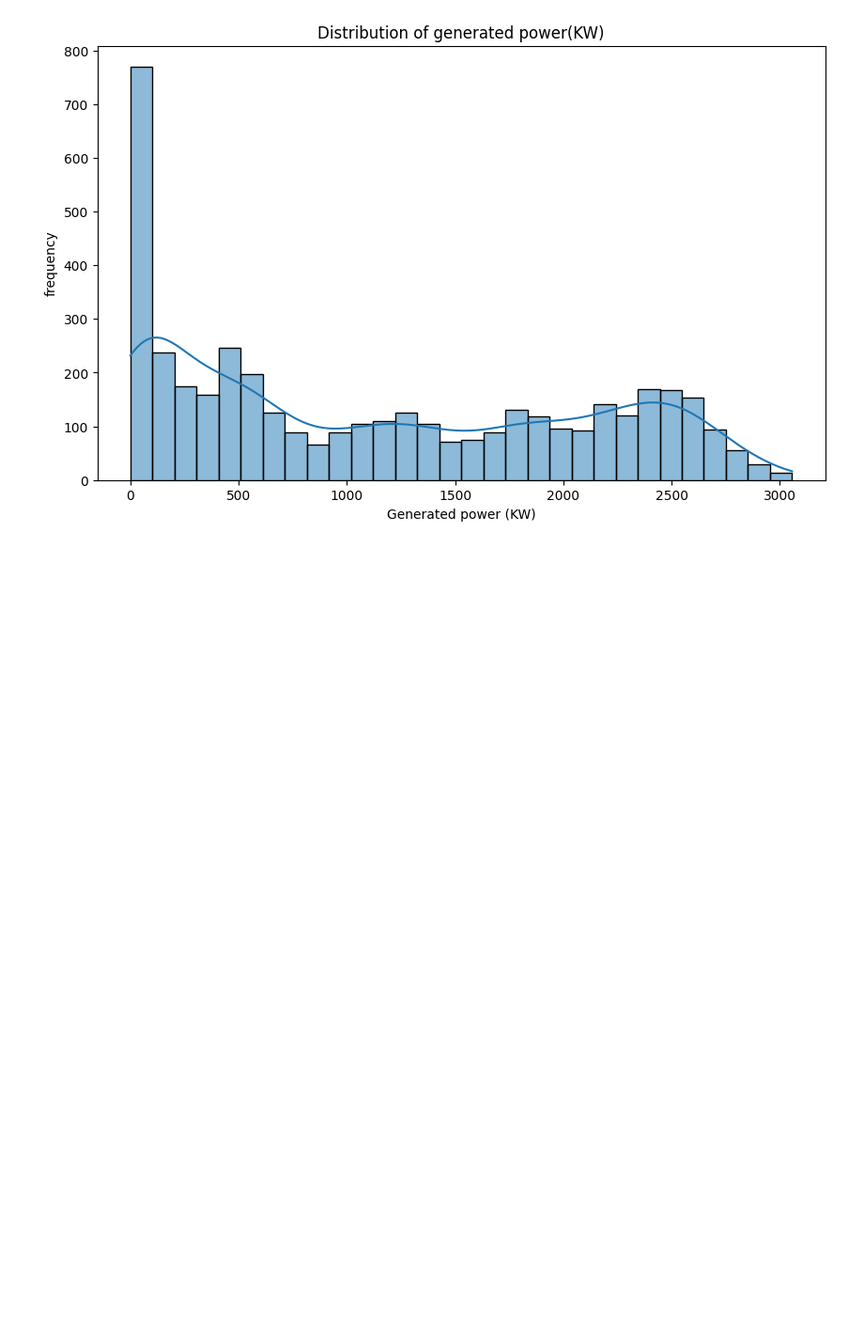
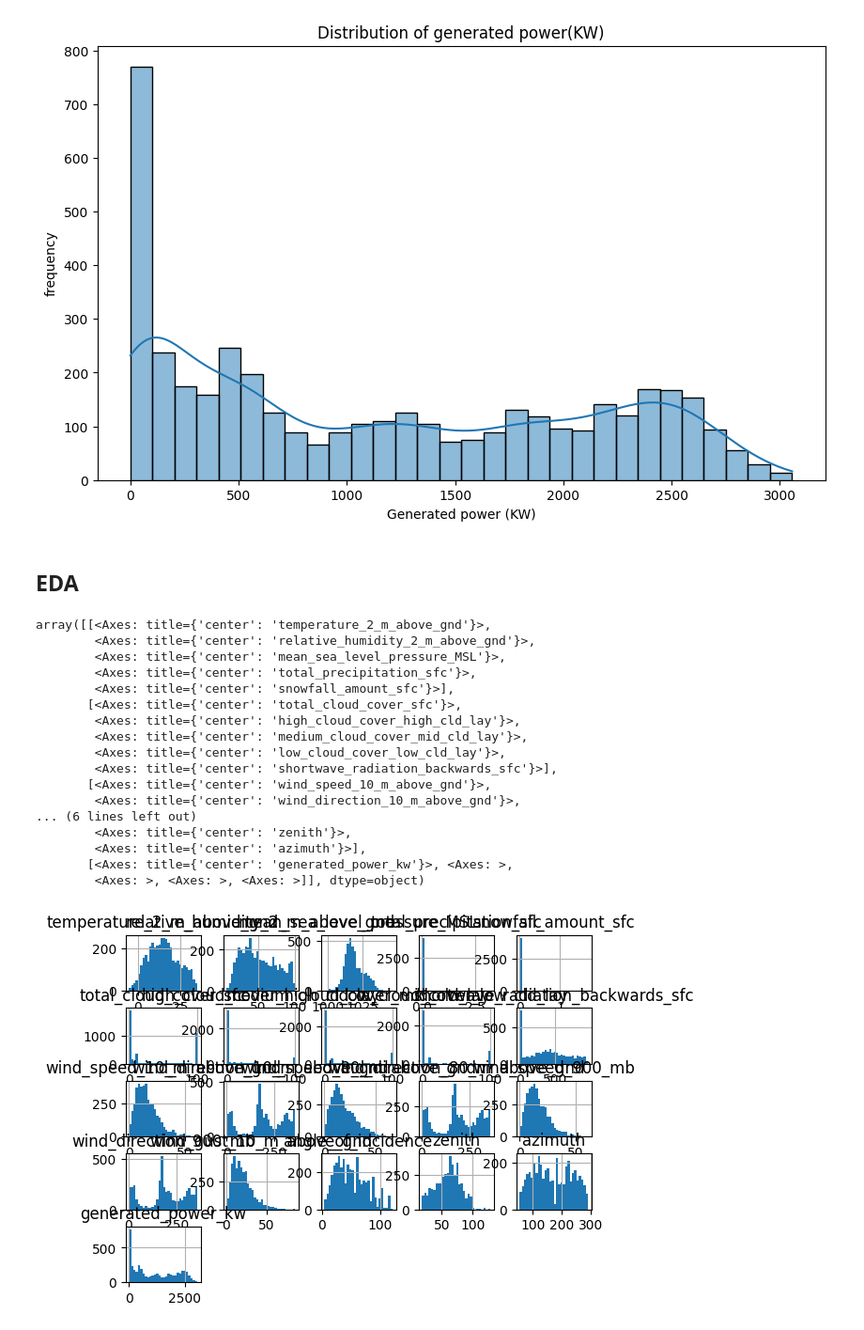
Before and after one commit to kambhampati-vijaya-sri-vyshnavi-devi89/solar-power-prediction, a Jupyter notebook: solarpowerprediction.ipynb, the cells around one changed output. Shown at 94% size. Saved outputs shown, nothing was run; the diff lists cells and outputs as text; code cells hidden in the pictures; blank space fills up the shorter version.

```diff
--- a/solarpowerprediction.ipynb
+++ b/solarpowerprediction.ipynb
@@ -135,3 +135,26 @@ plt.ylabel('frequency')
 plt.show()
 # %% [output]
 [figure]
+# %% [markdown]
+## EDA
+# %%
+df.hist(bins=30)
+# %% [output]
+array([[<Axes: title={'center': 'temperature_2_m_above_gnd'}>,
+        <Axes: title={'center': 'relative_humidity_2_m_above_gnd'}>,
+        <Axes: title={'center': 'mean_sea_level_pressure_MSL'}>,
+        <Axes: title={'center': 'total_precipitation_sfc'}>,
+        <Axes: title={'center': 'snowfall_amount_sfc'}>],
+       [<Axes: title={'center': 'total_cloud_cover_sfc'}>,
+        <Axes: title={'center': 'high_cloud_cover_high_cld_lay'}>,
+        <Axes: title={'center': 'medium_cloud_cover_mid_cld_lay'}>,
+        <Axes: title={'center': 'low_cloud_cover_low_cld_lay'}>,
+        <Axes: title={'center': 'shortwave_radiation_backwards_sfc'}>],
+       [<Axes: title={'center': 'wind_speed_10_m_above_gnd'}>,
+        <Axes: title={'center': 'wind_direction_10_m_above_gnd'}>,
+... (6 lines left out)
+        <Axes: title={'center': 'zenith'}>,
+        <Axes: title={'center': 'azimuth'}>],
+       [<Axes: title={'center': 'generated_power_kw'}>, <Axes: >,
+        <Axes: >, <Axes: >, <Axes: >]], dtype=object)
+[figure, added]
```
Also changed, not shown: parts of 10 cells of this notebook.
